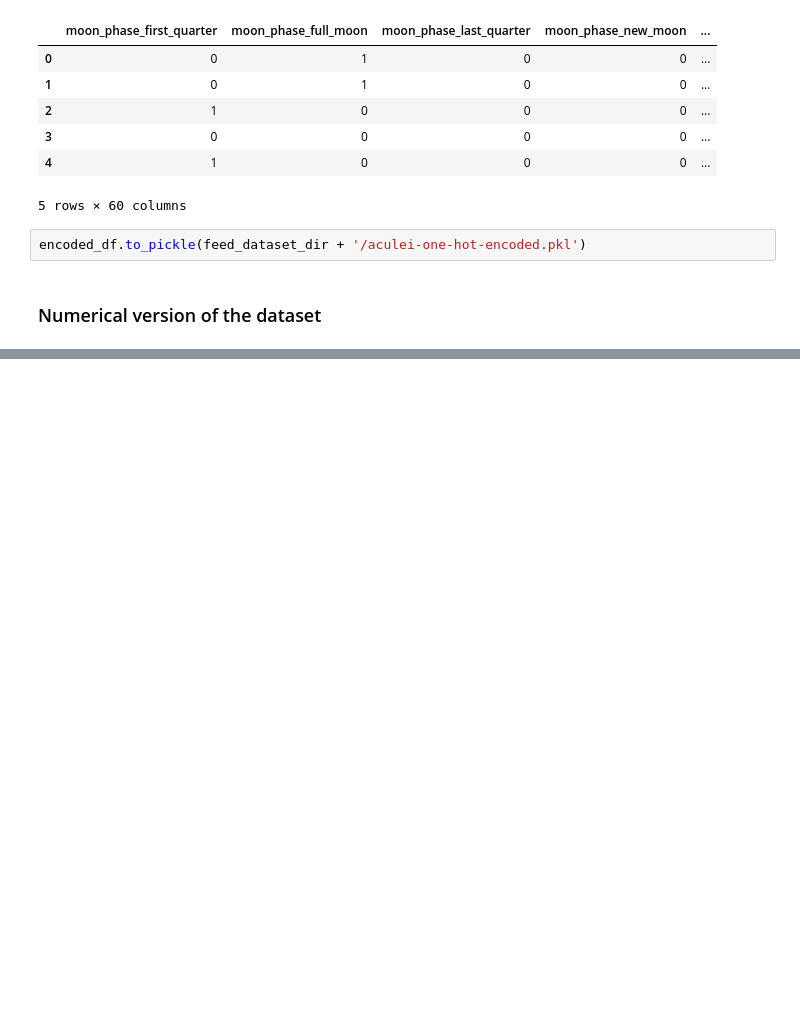
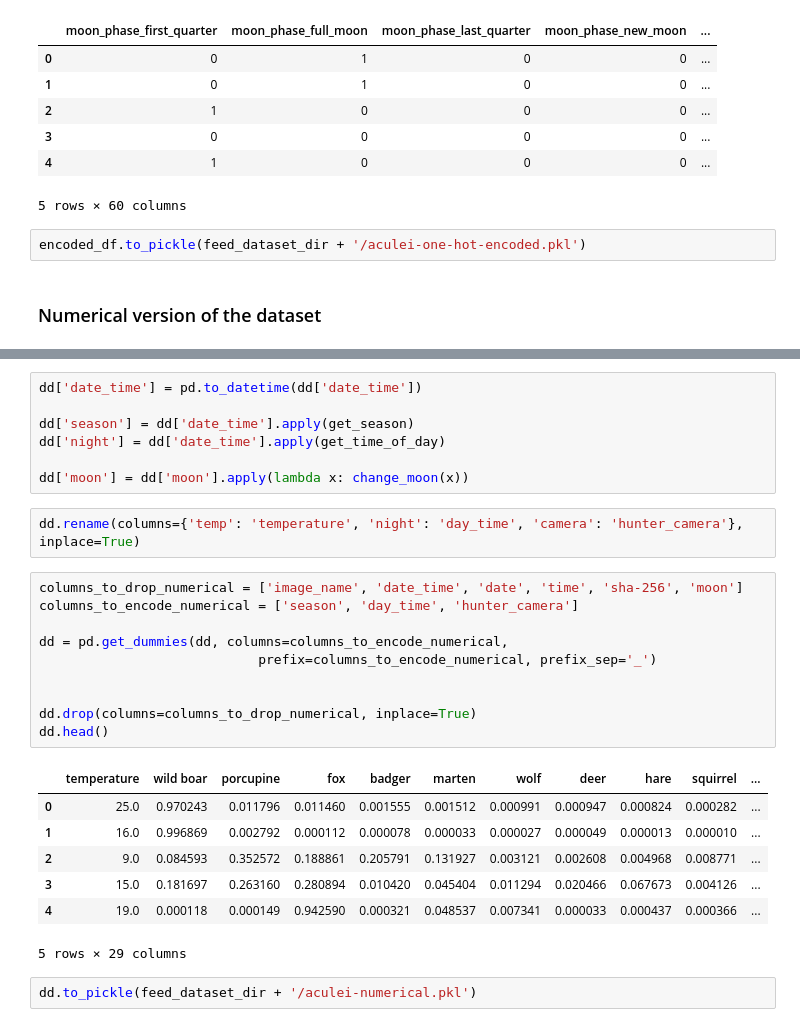
Before and after one commit to micheledinelli/aculei-ai, a Jupyter notebook: notebooks/feed_datasets.ipynb, the cells around one changed output, grey strips where cells are left out. Drawn from its saved outputs; the diff is of its cells as text; blank space fills up the shorter version.

```diff
--- a/notebooks/feed_datasets.ipynb
+++ b/notebooks/feed_datasets.ipynb
@@ -231,0 +252,29 @@ encoded_df.to_pickle(feed_dataset_dir + '/aculei-one-hot-encoded.pkl')
+# %%
+dd['date_time'] = pd.to_datetime(dd['date_time'])
+
+dd['season'] = dd['date_time'].apply(get_season)
+dd['night'] = dd['date_time'].apply(get_time_of_day)
+
+dd['moon'] = dd['moon'].apply(lambda x: change_moon(x))
+# %%
+dd.rename(columns={'temp': 'temperature', 'night': 'day_time', 'camera': 'hunter_camera'}, inplace=True)
+# %%
+columns_to_drop_numerical = ['image_name', 'date_time', 'date', 'time', 'sha-256', 'moon']
+columns_to_encode_numerical = ['season', 'day_time', 'hunter_camera']
+
+dd = pd.get_dummies(dd, columns=columns_to_encode_numerical,
+                            prefix=columns_to_encode_numerical, prefix_sep='_')
+
+
+dd.drop(columns=columns_to_drop_numerical, inplace=True)
+dd.head()
+# %% [output]
+|  | temperature | wild boar | porcupine | fox | badger | marten | wolf | deer | hare | squirrel | ... |
+| 0 | 25.0 | 0.970243 | 0.011796 | 0.011460 | 0.001555 | 0.001512 | 0.000991 | 0.000947 | 0.000824 | 0.000282 | ... |
+| 1 | 16.0 | 0.996869 | 0.002792 | 0.000112 | 0.000078 | 0.000033 | 0.000027 | 0.000049 | 0.000013 | 0.000010 | ... |
+| 2 | 9.0 | 0.084593 | 0.352572 | 0.188861 | 0.205791 | 0.131927 | 0.003121 | 0.002608 | 0.004968 | 0.008771 | ... |
+| 3 | 15.0 | 0.181697 | 0.263160 | 0.280894 | 0.010420 | 0.045404 | 0.011294 | 0.020466 | 0.067673 | 0.004126 | ... |
+| 4 | 19.0 | 0.000118 | 0.000149 | 0.942590 | 0.000321 | 0.048537 | 0.007341 | 0.000033 | 0.000437 | 0.000366 | ... |
+5 rows × 29 columns
+# %%
+dd.to_pickle(feed_dataset_dir + '/aculei-numerical.pkl')
```
Also changed, not shown: parts of 4 cells of this notebook, 3 other files.
